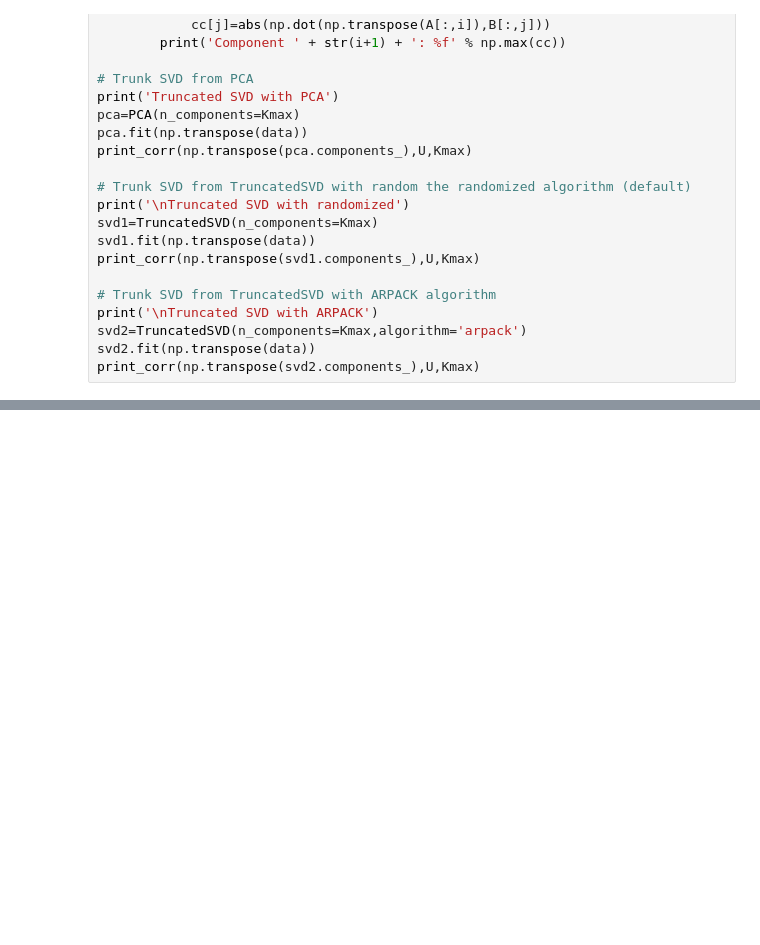
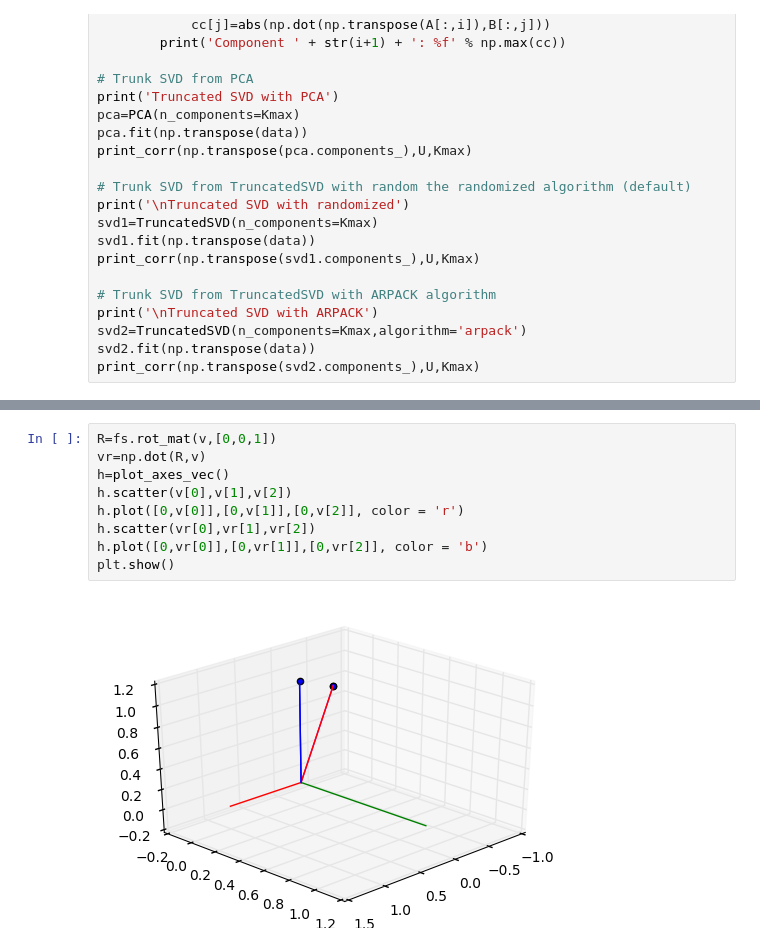
Before and after one commit to melanieganz/5HT_clustering, a Jupyter notebook: testing.ipynb, the cells around one changed output, grey strips where cells are left out. Drawn from its saved outputs; the diff is of its cells as text; blank space fills up the shorter version.

```diff
--- a/testing.ipynb
+++ b/testing.ipynb
@@ -192,3 +193,14 @@ plt.show()
+# %%
+R=fs.rot_mat(v,[0,0,1])
+vr=np.dot(R,v)
+h=plot_axes_vec()
+h.scatter(v[0],v[1],v[2])
+h.plot([0,v[0]],[0,v[1]],[0,v[2]], color = 'r')
+h.scatter(vr[0],vr[1],vr[2])
+h.plot([0,vr[0]],[0,vr[1]],[0,vr[2]], color = 'b')
+plt.show()
+# %% [output]
+[figure, added]
 # %%
 # Testing normals and projections
 
```
Also changed, not shown: parts of 6 cells of this notebook, 8 other files.
